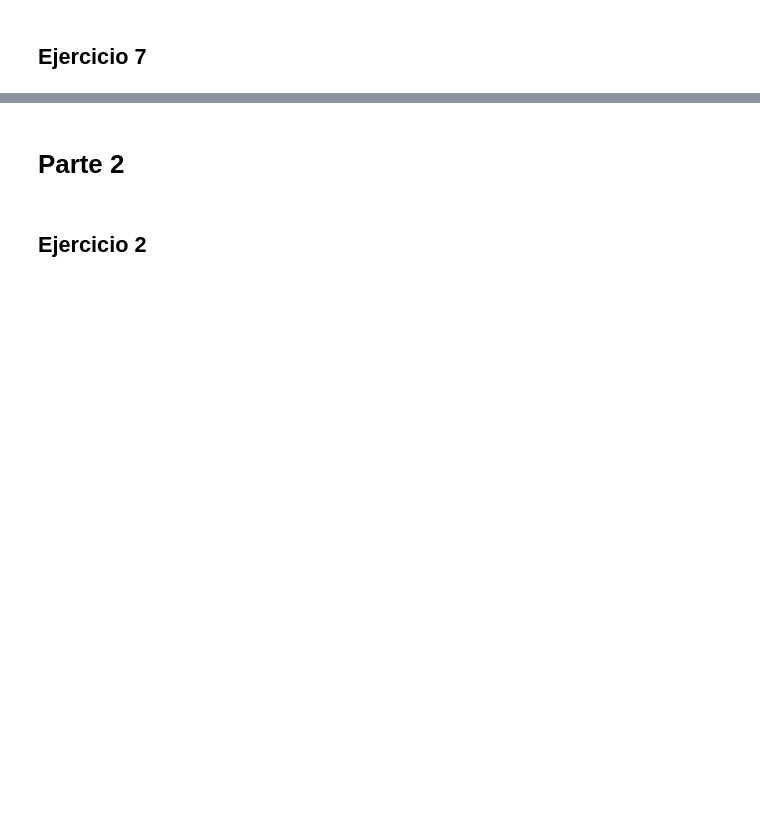
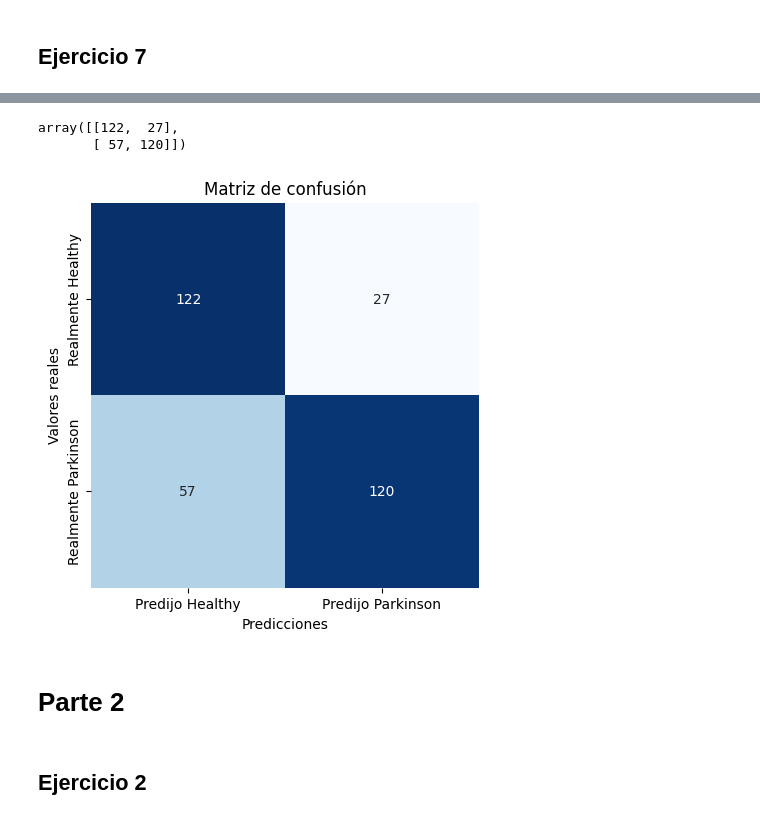
Before and after one commit to ngalindez/MET-TP2, a Jupyter notebook: codigo.ipynb, the cells around one changed output, grey strips where cells are left out. Cells and saved outputs as stored; diff of their text form; code cells hidden in the pictures; blank space fills up the shorter version.

```diff
--- a/codigo.ipynb
+++ b/codigo.ipynb
@@ -235,3 +240,6 @@ def confusion_matrix(y_true, y_pred):
 
     return np.array([[TN, FP],
                      [FN, TP]])
+# %%
+alpha = 1e-6
+w_final, b_final, metrics = gradient_descent(X_train_norm, y_train, X_test_norm, y_test, alpha, 10000)
@@ -238,3 +264,25 @@ def confusion_matrix(y_true, y_pred):
+# %%
+y_pred_probs = predict(X_test_norm, w_final, b_final)
+
+# Usamos un umbral para convertir los labels de y_pred a 0 y 1
+y_pred = (y_pred_probs >= 0.5).astype(int)
+
+cm = confusion_matrix(y_pred, y_test)
+cm
+# %% [output]
+array([[122,  27],
+       [ 57, 120]])
+# %%
+plt.figure(figsize=(5,5))
+sns.heatmap(cm, annot=True, fmt='d', cmap='Blues', cbar=False,
+            xticklabels=['Predijo Healthy', 'Predijo Parkinson'],
+            yticklabels=['Realmente Healthy', 'Realmente Parkinson'])
+plt.xlabel('Predicciones')
+plt.ylabel('Valores reales')
+plt.title('Matriz de confusión')
+plt.show()
+# %% [output]
+[figure, added]
 # %% [markdown]
 # Parte 2
 # %% [markdown]
```
Also changed, not shown: parts of 8 cells of this notebook, 2 other files.
